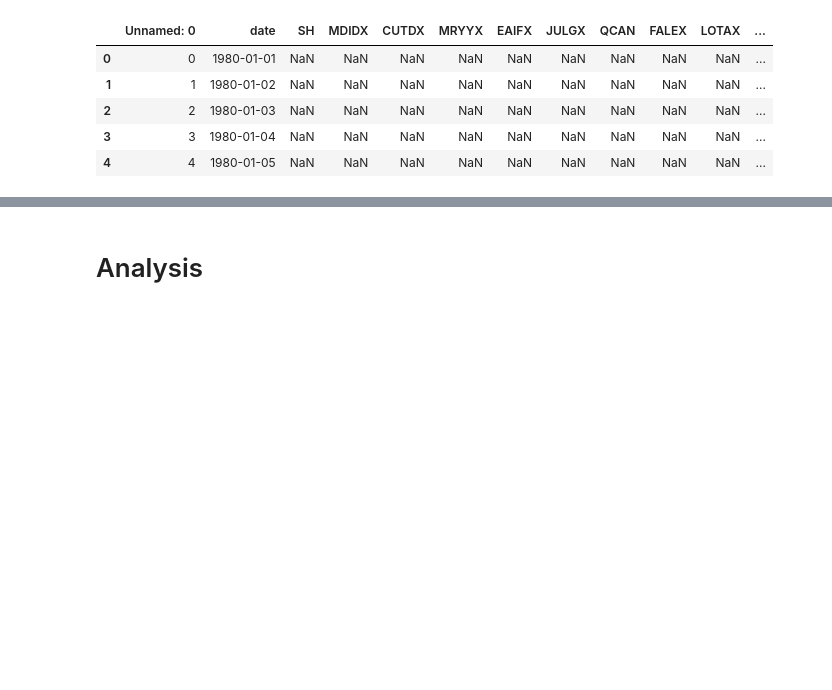
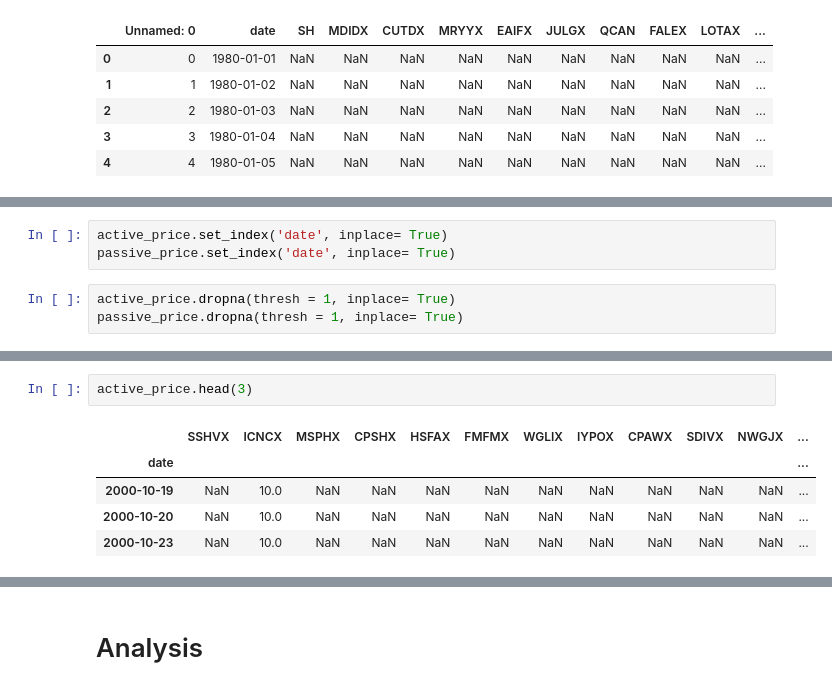
Before and after one commit to spatankar276/Mutual-Fund-Data-Analysis, a Jupyter notebook: Mutual Fund Analysis.ipynb, the cells around one changed output, grey strips where cells are left out. Saved outputs shown, nothing was run; the diff lists cells and outputs as text; blank space fills up the shorter version.

```diff
--- a/Mutual Fund Analysis.ipynb
+++ b/Mutual Fund Analysis.ipynb
@@ -159,0 +161,6 @@ passive_price = passive_price.iloc[:, 1:]
+# %%
+active_price.set_index('date', inplace= True)
+passive_price.set_index('date', inplace= True)
+# %%
+active_price.dropna(thresh = 1, inplace= True)
+passive_price.dropna(thresh = 1, inplace= True)
@@ -159,0 +197,8 @@ passive_price = passive_price.iloc[:, 1:]
+# %%
+active_price.head(3)
+# %% [output]
+|  | SSHVX | ICNCX | MSPHX | CPSHX | HSFAX | FMFMX | WGLIX | IYPOX | CPAWX | SDIVX | NWGJX | ... |
+| date |  |  |  |  |  |  |  |  |  |  |  | ... |
+| 2000-10-19 | NaN | 10.0 | NaN | NaN | NaN | NaN | NaN | NaN | NaN | NaN | NaN | ... |
+| 2000-10-20 | NaN | 10.0 | NaN | NaN | NaN | NaN | NaN | NaN | NaN | NaN | NaN | ... |
+| 2000-10-23 | NaN | 10.0 | NaN | NaN | NaN | NaN | NaN | NaN | NaN | NaN | NaN | ... |
```
Also changed, not shown: parts of 13 cells of this notebook.
